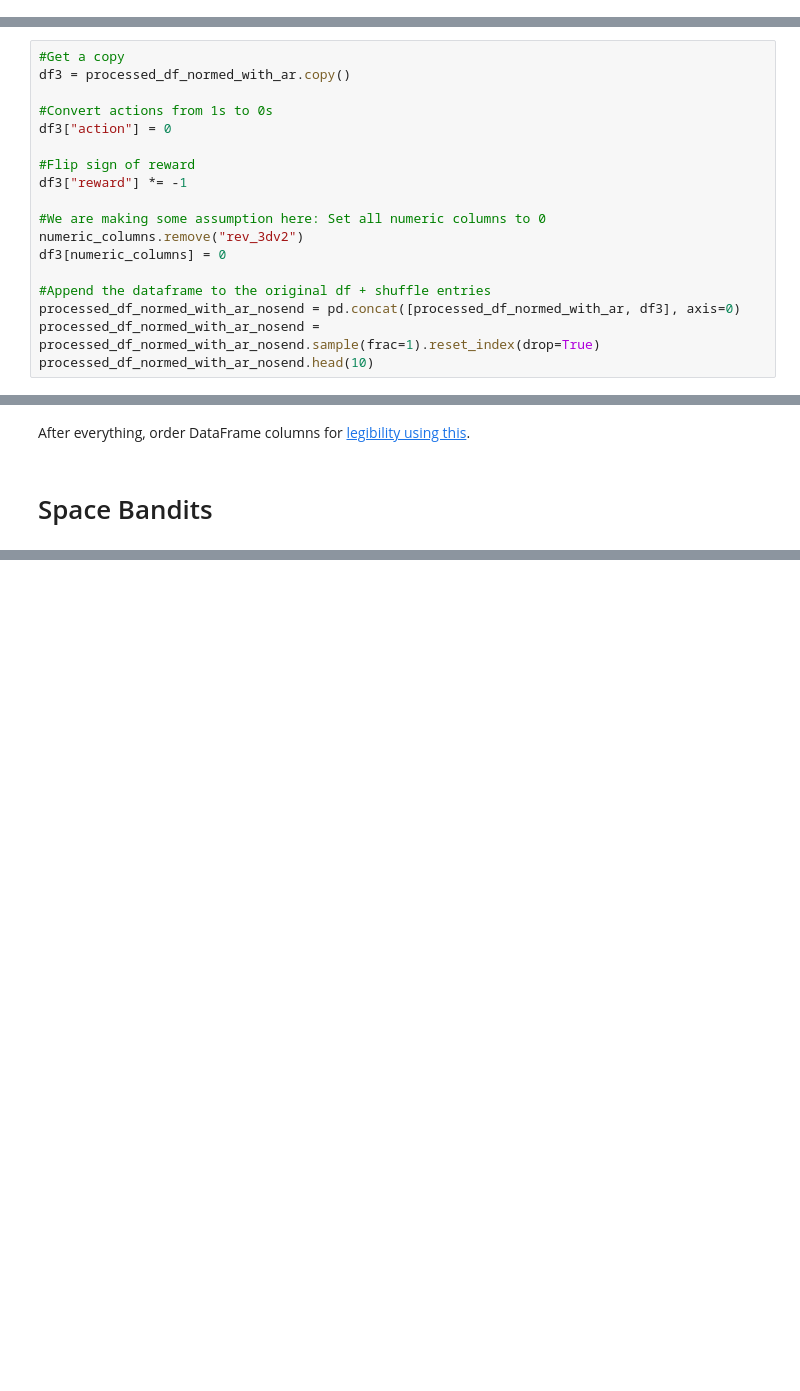
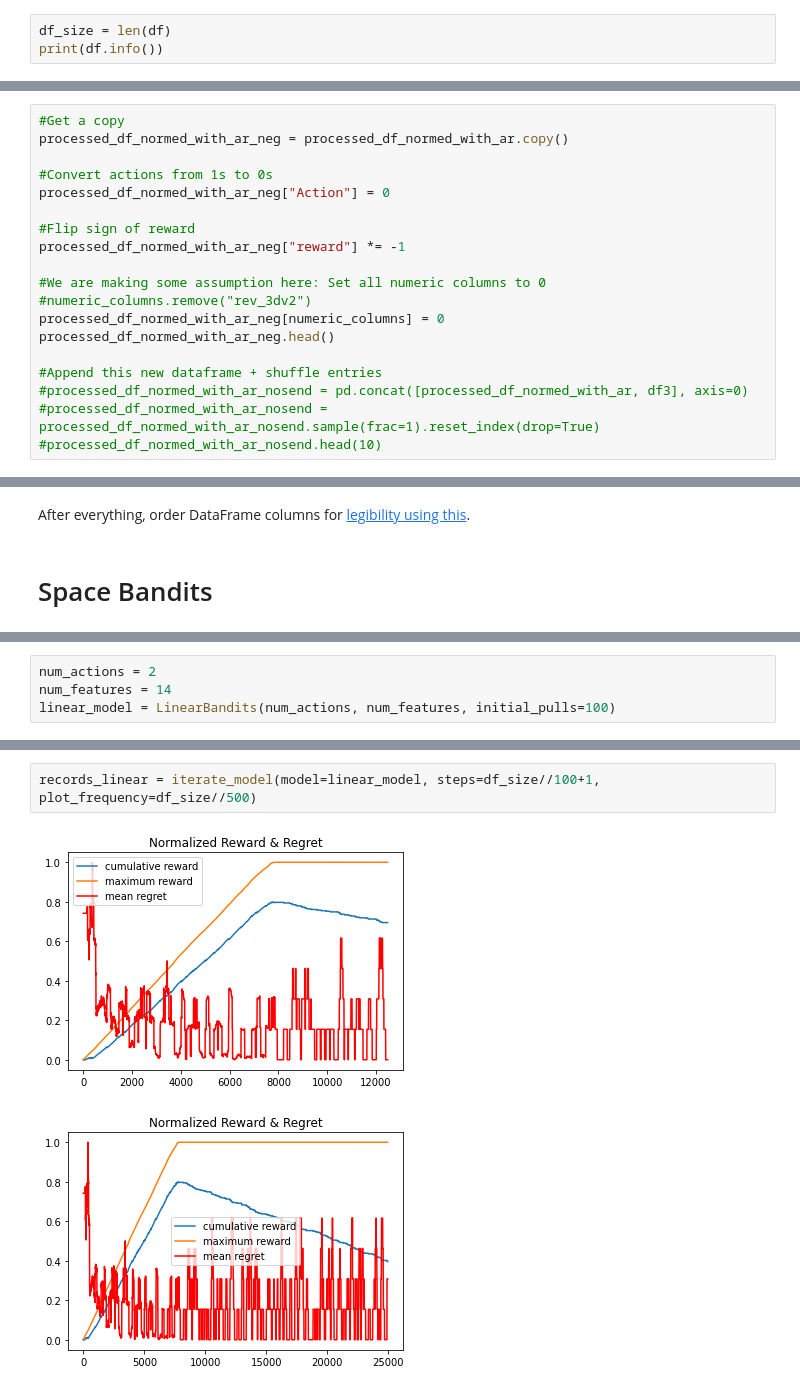
Before and after one commit to fellowship/deep-and-wide-bandit, a Jupyter notebook: Space_Bandits_Snippet_Kartha.ipynb, the cells around one changed output, grey strips where cells are left out. Drawn from its saved outputs; the diff is of its cells as text; blank space fills up the shorter version.

Commit message:
Linear + Neural done

```diff
--- a/Space_Bandits_Snippet_Kartha.ipynb
+++ b/Space_Bandits_Snippet_Kartha.ipynb
@@ -104,0 +86,3 @@ None
+# %%
+df_size = len(df)
+print(df.info())
@@ -303,21 +322,22 @@ processed_df_normed_with_ar.head(5)
 The quickest way is to generate (x, ~a, -r) triplets.
 # %%
 #Get a copy
-df3 = processed_df_normed_with_ar.copy()
+processed_df_normed_with_ar_neg = processed_df_normed_with_ar.copy()
 
 #Convert actions from 1s to 0s
-df3["action"] = 0
+processed_df_normed_with_ar_neg["Action"] = 0
 
 #Flip sign of reward
-df3["reward"] *= -1
+processed_df_normed_with_ar_neg["reward"] *= -1
 
 #We are making some assumption here: Set all numeric columns to 0
-numeric_columns.remove("rev_3dv2")
-df3[numeric_columns] = 0
+#numeric_columns.remove("rev_3dv2")
+processed_df_normed_with_ar_neg[numeric_columns] = 0
+processed_df_normed_with_ar_neg.head()
 
-#Append the dataframe to the original df + shuffle entries
-processed_df_normed_with_ar_nosend = pd.concat([processed_df_normed_with_ar, df3], axis=0)
-processed_df_normed_with_ar_nosend = processed_df_normed_with_ar_nosend.sample(frac=1).reset_index(drop=True)
-processed_df_normed_with_ar_nosend.head(10)
+#Append this new dataframe + shuffle entries
+#processed_df_normed_with_ar_nosend = pd.concat([processed_df_normed_with_ar, df3], axis=0)
+#processed_df_normed_with_ar_nosend = processed_df_normed_with_ar_nosend.sample(frac=1).reset_index(drop=True)
+#processed_df_normed_with_ar_nosend.head(10)
 # %% [output]
 |  | riid | Email_Brand | Email_Collection | Email_Core | Email_Dedicated | Email_Innovation Spotlight | ... |
@@ -339,0 +366,4 @@ After everything, order DataFrame columns for [legibility using this](https://st
+# %%
+num_actions = 2
+num_features = 14
+linear_model = LinearBandits(num_actions, num_features, initial_pulls=100)
@@ -339,0 +453,5 @@ After everything, order DataFrame columns for [legibility using this](https://st
+# %%
+records_linear = iterate_model(model=linear_model, steps=df_size//100+1, plot_frequency=df_size//500)
+# %% [output]
+[figure, added]
+[figure, added]
```
Also changed, not shown: parts of 17 cells of this notebook.
